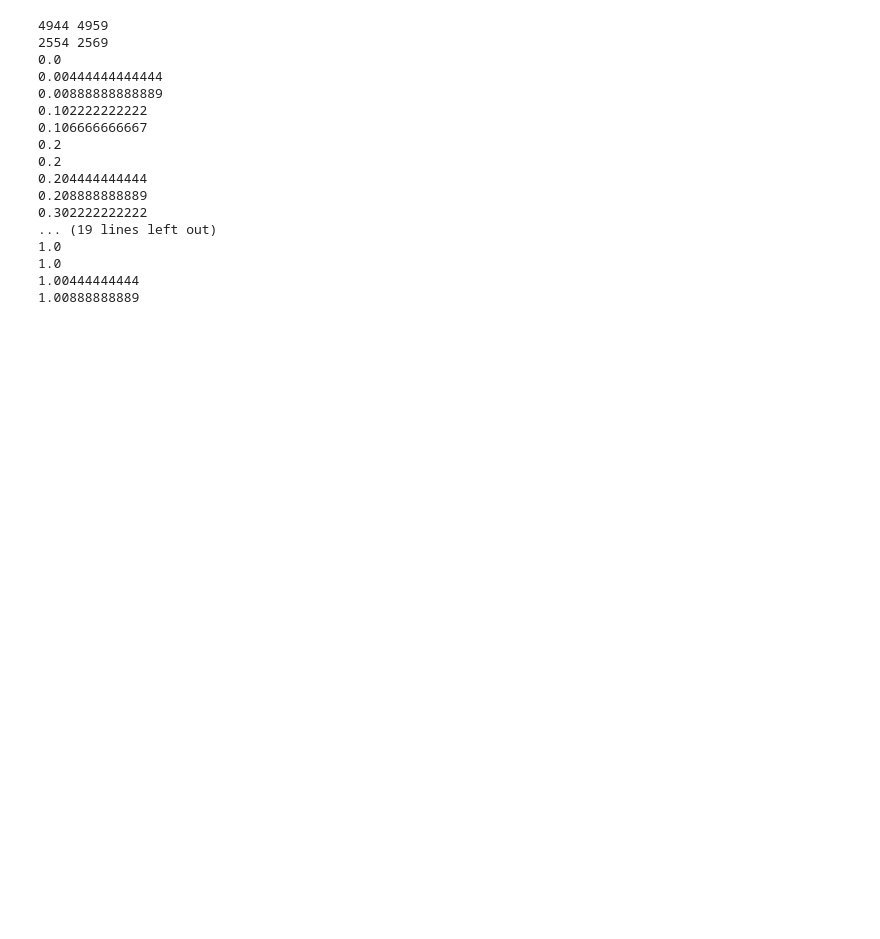
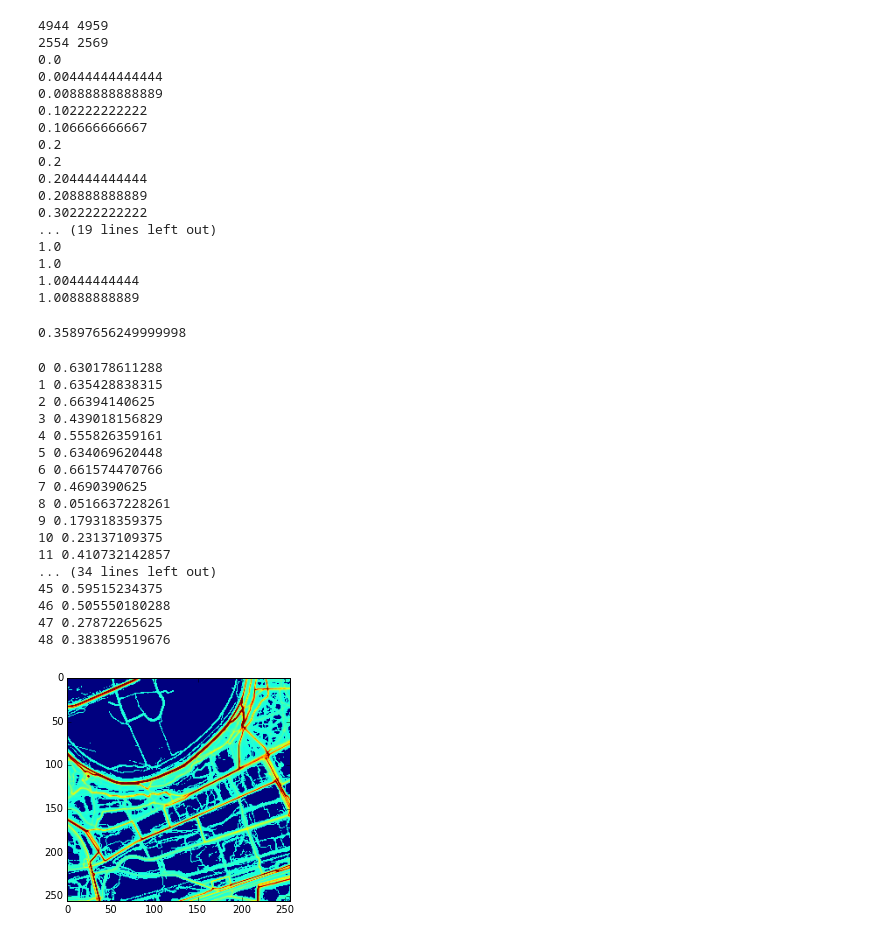
Before and after one commit to m12sl/nsnd-hackathone, a Jupyter notebook: Strava.ipynb, the cells around one changed output. Drawn from its saved outputs; the diff is of its cells as text; code cells hidden in the pictures; blank space fills up the shorter version.

Commit message:
add weight roads function

```diff
--- a/Strava.ipynb
+++ b/Strava.ipynb
@@ -119,3 +97,76 @@ for x in xrange(xmin, xmax + 1):
 1.0
 1.00444444444
 1.00888888889
+# %%
+
+def getStravaWeight(lon_deg, lat_deg):
+    zoom = 13
+    n = 2.0 ** zoom
+    lat_rad = math.radians(lat_deg)
+
+    px, tile_x = math.modf((lon_deg + 180.0) / 360.0 * n)
+    px = int(256 * px)
+    py, tile_y = math.modf((1.0 - math.log(math.tan(lat_rad) + (1 / math.cos(lat_rad))) / math.pi) / 2.0 * n)
+    py = int(256 * py)
+
+    tile = imread('tiles/%d_%d_%d.png' % (tile_x, tile_y, zoom))
+    gray = rgb2gray(tile)
+#     plt.imshow(tile)
+#     plt.imshow(gray)
+#     print px, py
+    return gray[py, px] / 256
+
+
+
+
+getStravaWeight(37.46997, 55.74345)
+# %% [output]
+0.35897656249999998
+# %%
+def parseRoads(filename='data/roads.csv'):
+    """
+        Generate list of [(Lat, Lon),...] roads
+    """
+    df = pd.read_csv(filename)
+    roads = []
+    for x in df['Track']:
+        line = []
+        for pair in x.split(';'):
+            line.append(tuple([float(t) for t in pair.split(',')]))
+        roads.append(line)
+    return roads
+
+def weightTheRoad(road):
+    w = []
+    for lon, lat in road:
+        w.append(getStravaWeight(lon, lat))
+    return sum(w) / len(road)
+
+
+roads = parseRoads()
+
+for i, road in enumerate(roads):
+    try:
+        print i, weightTheRoad(road)
+    except Exception, err:
+        print "Cannot weight %d" % i
+        print err
+# %% [output]
+0 0.630178611288
+1 0.635428838315
+2 0.66394140625
+3 0.439018156829
+4 0.555826359161
+5 0.634069620448
+6 0.661574470766
+7 0.4690390625
+8 0.0516637228261
+9 0.179318359375
+10 0.23137109375
+11 0.410732142857
+... (34 lines left out)
+45 0.59515234375
+46 0.505550180288
+47 0.27872265625
+48 0.383859519676
+[figure, added]
```
Also changed, not shown: parts of 8 cells of this notebook.
